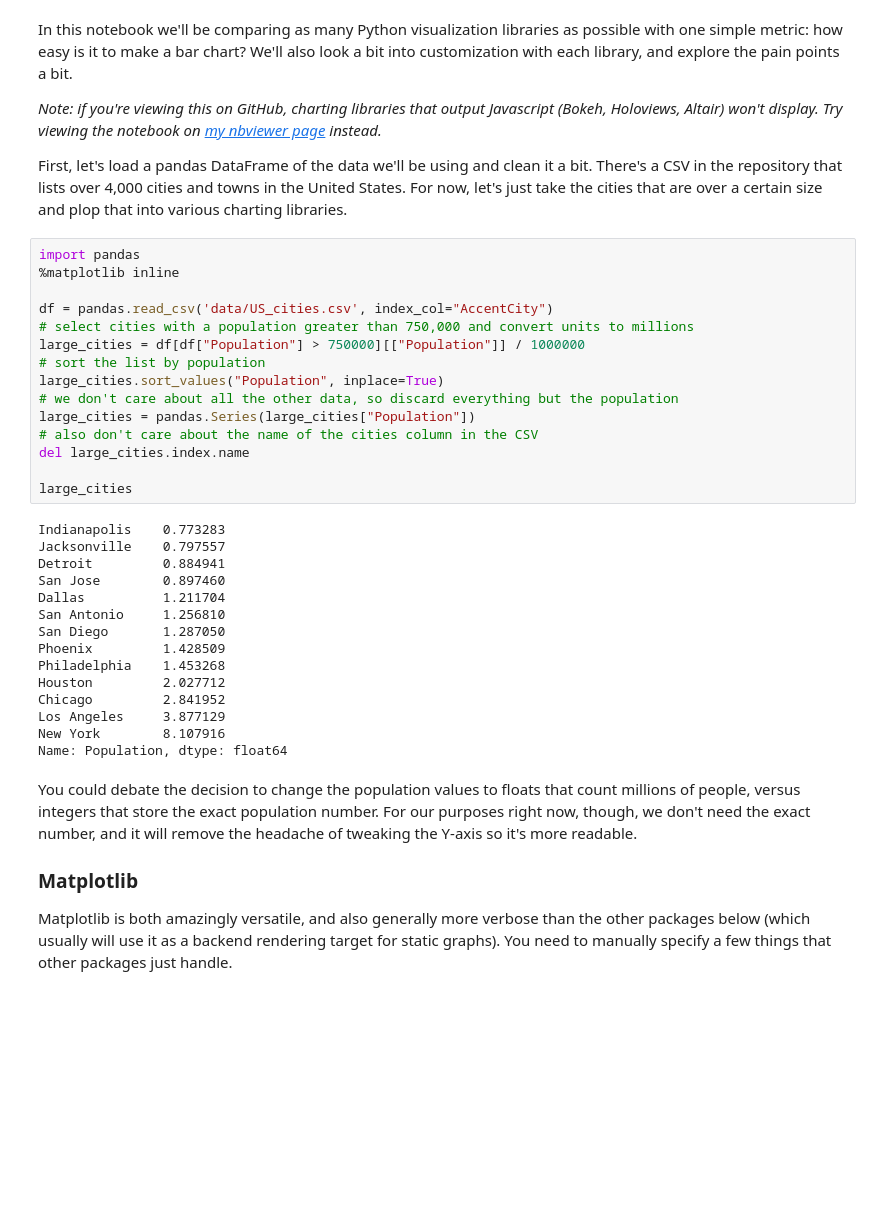
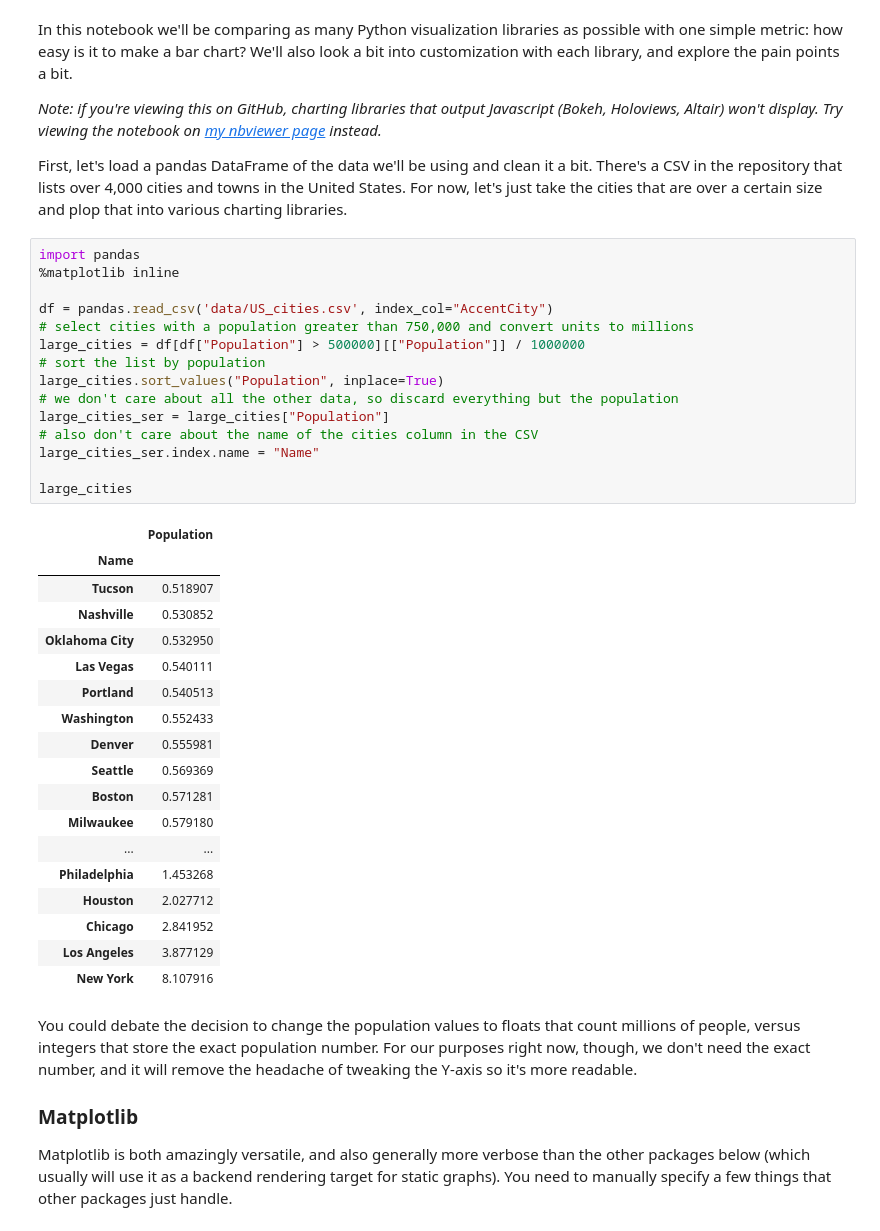
Before and after one commit to dovinmu/python-viz-notebooks, a Jupyter notebook: bar_charts.ipynb, the cells around one changed output. Drawn from its saved outputs; the diff is of its cells as text; blank space fills up the shorter version.

```diff
--- a/bar_charts.ipynb
+++ b/bar_charts.ipynb
@@ -9,33 +9,37 @@ First, let's load a pandas DataFrame of the data we'll be using and clean it a b
 # %%
 import pandas
 %matplotlib inline
 
 df = pandas.read_csv('data/US_cities.csv', index_col="AccentCity")
 # select cities with a population greater than 750,000 and convert units to millions
-large_cities = df[df["Population"] > 750000][["Population"]] / 1000000
+large_cities = df[df["Population"] > 500000][["Population"]] / 1000000
 # sort the list by population
 large_cities.sort_values("Population", inplace=True)
 # we don't care about all the other data, so discard everything but the population
-large_cities = pandas.Series(large_cities["Population"])
+large_cities_ser = large_cities["Population"]
 # also don't care about the name of the cities column in the CSV
-del large_cities.index.name
+large_cities_ser.index.name = "Name"
 
 large_cities
 # %% [output]
-Indianapolis    0.773283
-Jacksonville    0.797557
-Detroit         0.884941
-San Jose        0.897460
-Dallas          1.211704
-San Antonio     1.256810
-San Diego       1.287050
-Phoenix         1.428509
-Philadelphia    1.453268
-Houston         2.027712
-Chicago         2.841952
-Los Angeles     3.877129
-New York        8.107916
-Name: Population, dtype: float64
+|  | Population |
+| Name |  |
+| Tucson | 0.518907 |
+| Nashville | 0.530852 |
+| Oklahoma City | 0.532950 |
+| Las Vegas | 0.540111 |
+| Portland | 0.540513 |
+| Washington | 0.552433 |
+| Denver | 0.555981 |
+| Seattle | 0.569369 |
+| Boston | 0.571281 |
+| Milwaukee | 0.579180 |
+| ... | ... |
+| Philadelphia | 1.453268 |
+| Houston | 2.027712 |
+| Chicago | 2.841952 |
+| Los Angeles | 3.877129 |
+| New York | 8.107916 |
 # %% [markdown]
 You could debate the decision to change the population values to floats that count millions of people, versus integers that store the exact population number. For our purposes right now, though, we don't need the exact number, and it will remove the headache of tweaking the Y-axis so it's more readable.
 
```
Also changed, not shown: parts of 7 cells of this notebook.
